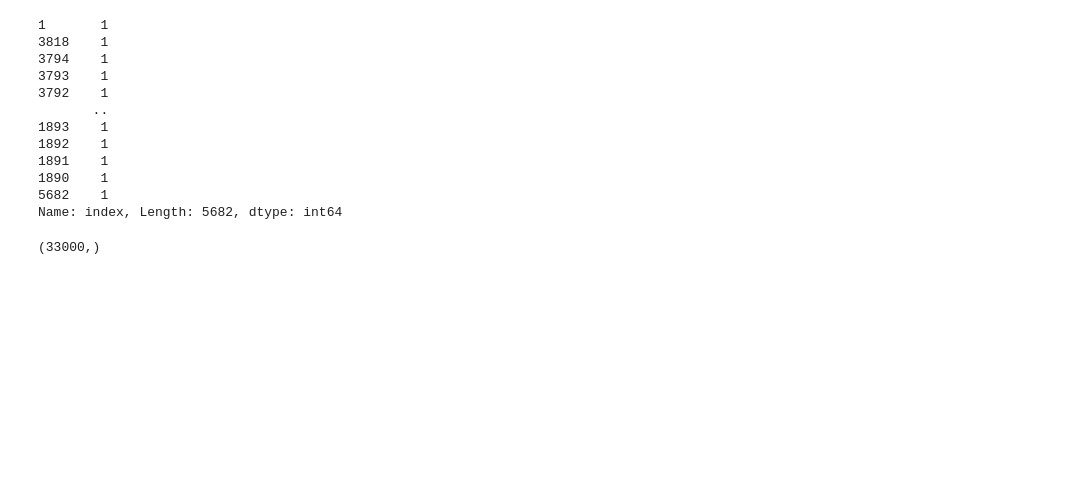
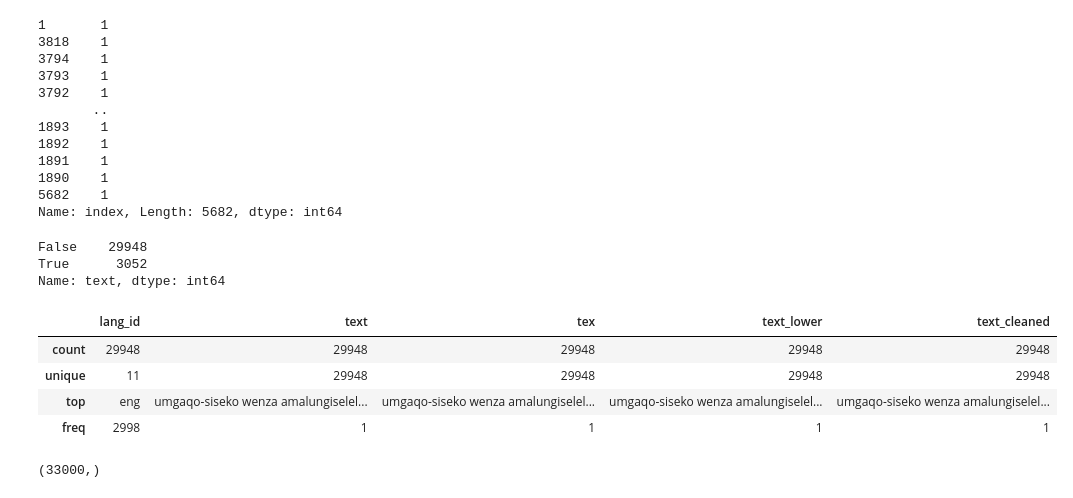
Before and after one commit to ayoslanky/South-African-Language-Identification, a Jupyter notebook: LanguageChallenge2.ipynb, the cells around one changed output. Drawn from its saved outputs; the diff is of its cells as text; code cells hidden in the pictures; blank space fills up the shorter version.

```diff
--- a/LanguageChallenge2.ipynb
+++ b/LanguageChallenge2.ipynb
@@ -119,6 +119,21 @@ test["index"].value_counts()
 1890    1
 5682    1
 Name: index, Length: 5682, dtype: int64
+# %%
+train.text.duplicated(keep="first").value_counts()
+# %% [output]
+False    29948
+True      3052
+Name: text, dtype: int64
+# %%
+train.drop_duplicates(subset="text",keep="first",inplace=True,ignore_index=True) #remove duplicate entries
+train.describe()
+# %% [output]
+|  | lang_id | text | tex | text_lower | text_cleaned |
+| count | 29948 | 29948 | 29948 | 29948 | 29948 |
+| unique | 11 | 29948 | 29948 | 29948 | 29948 |
+| top | eng | umgaqo-siseko wenza amalungiselel... | umgaqo-siseko wenza amalungiselel... | umgaqo-siseko wenza amalungiselel... | umgaqo-siseko wenza amalungiselel... |
+| freq | 2998 | 1 | 1 | 1 | 1 |
 # %%
 X = train["text"]
 Y = train["lang_id"]
```
Also changed, not shown: parts of 16 cells of this notebook.
